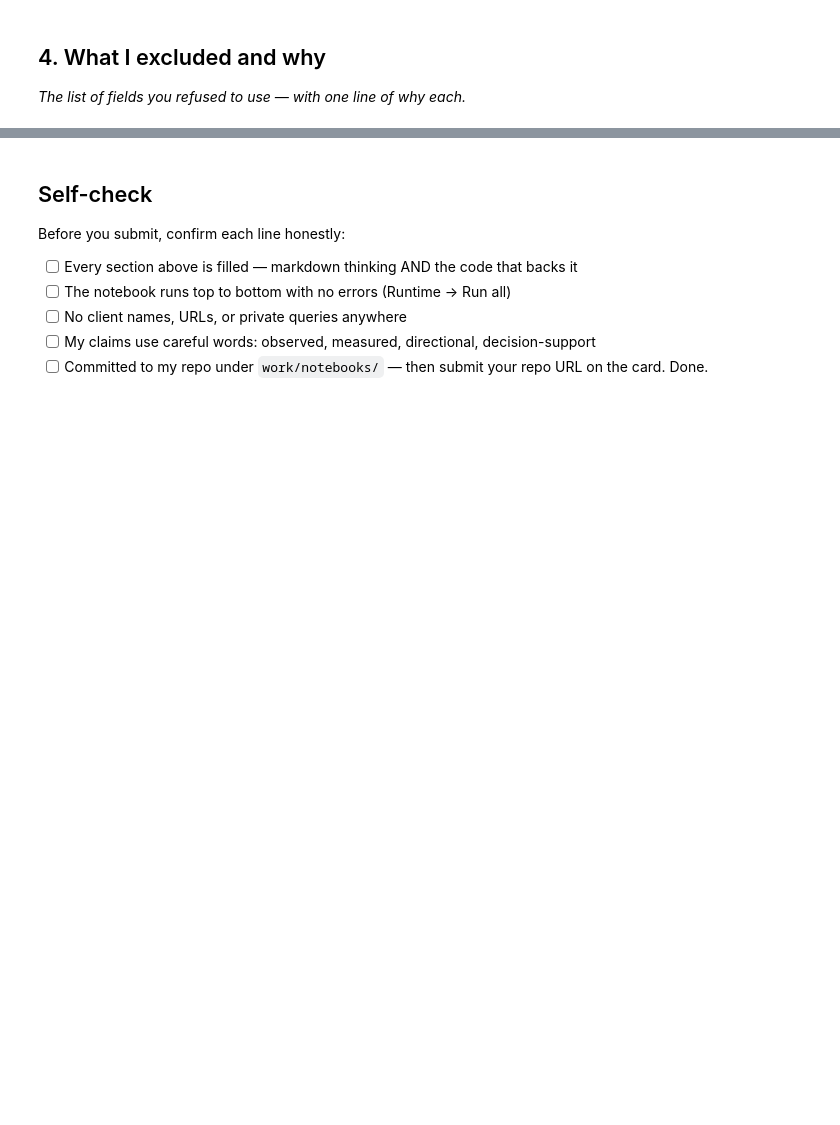
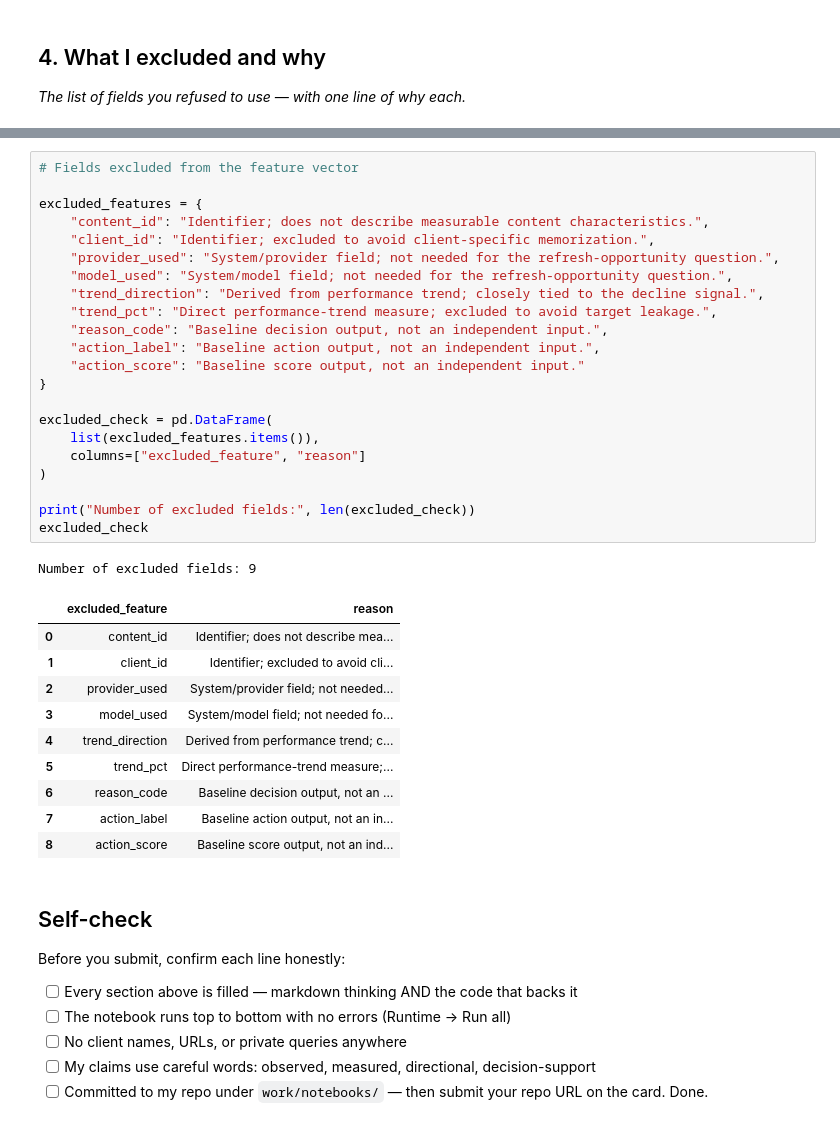
Before and after one commit to FatimaNdeem/Flyrank-ml-internship., a Jupyter notebook: work/notebooks/w03_feature_leakage_check.ipynb, the cells around one changed output, grey strips where cells are left out. Saved outputs shown, nothing was run; the diff lists cells and outputs as text; blank space fills up the shorter version.

```diff
--- a/work/notebooks/w03_feature_leakage_check.ipynb
+++ b/work/notebooks/w03_feature_leakage_check.ipynb
@@ -37,3 +239,37 @@ This skeleton is yours to fill. Work the sections **in order** — each one has
+# %%
+# Fields excluded from the feature vector
+
+excluded_features = {
+    "content_id": "Identifier; does not describe measurable content characteristics.",
+    "client_id": "Identifier; excluded to avoid client-specific memorization.",
+    "provider_used": "System/provider field; not needed for the refresh-opportunity question.",
+    "model_used": "System/model field; not needed for the refresh-opportunity question.",
+    "trend_direction": "Derived from performance trend; closely tied to the decline signal.",
+    "trend_pct": "Direct performance-trend measure; excluded to avoid target leakage.",
+    "reason_code": "Baseline decision output, not an independent input.",
+    "action_label": "Baseline action output, not an independent input.",
+    "action_score": "Baseline score output, not an independent input."
+}
+
+excluded_check = pd.DataFrame(
+    list(excluded_features.items()),
+    columns=["excluded_feature", "reason"]
+)
+
+print("Number of excluded fields:", len(excluded_check))
+excluded_check
+# %% [output]
+Number of excluded fields: 9
+|  | excluded_feature | reason |
+| 0 | content_id | Identifier; does not describe mea... |
+| 1 | client_id | Identifier; excluded to avoid cli... |
+| 2 | provider_used | System/provider field; not needed... |
+| 3 | model_used | System/model field; not needed fo... |
+| 4 | trend_direction | Derived from performance trend; c... |
+| 5 | trend_pct | Direct performance-trend measure;... |
+| 6 | reason_code | Baseline decision output, not an ... |
+| 7 | action_label | Baseline action output, not an in... |
+| 8 | action_score | Baseline score output, not an ind... |
 # %% [markdown]
 ## Self-check
 
```
Also changed, not shown: parts of 13 cells of this notebook.
